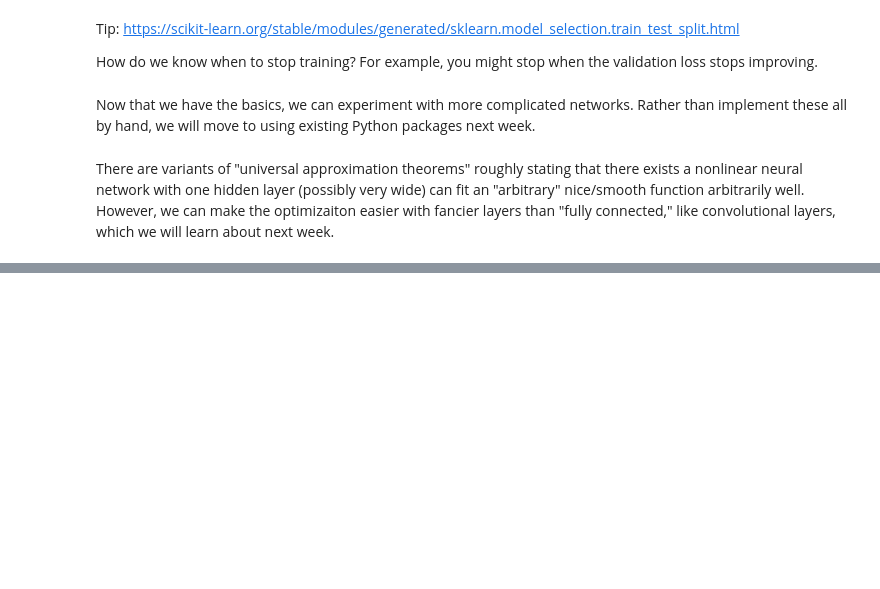
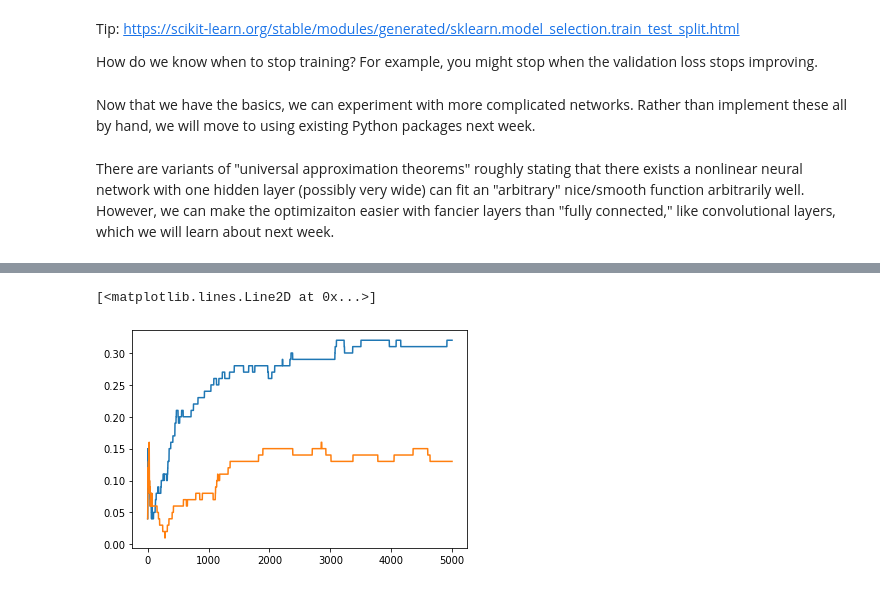
Before and after one commit to morse129/ai-science-training-series, a Jupyter notebook: 02_neural_networks_python/01_introduction_mlp.ipynb, the cells around one changed output, grey strips where cells are left out. Drawn from its saved outputs; the diff is of its cells as text; code cells hidden in the pictures; blank space fills up the shorter version.

```diff
--- a/02_neural_networks_python/01_introduction_mlp.ipynb
+++ b/02_neural_networks_python/01_introduction_mlp.ipynb
@@ -333,0 +376,7 @@ There are variants of "universal approximation theorems" roughly stating that th
+# %%
+# Plot accuracies
+plt.plot(acc)
+plt.plot(acc_test)
+# %% [output]
+[<matplotlib.lines.Line2D at 0x...>]
+[figure, added]
```
Also changed, not shown: parts of 4 cells of this notebook.
